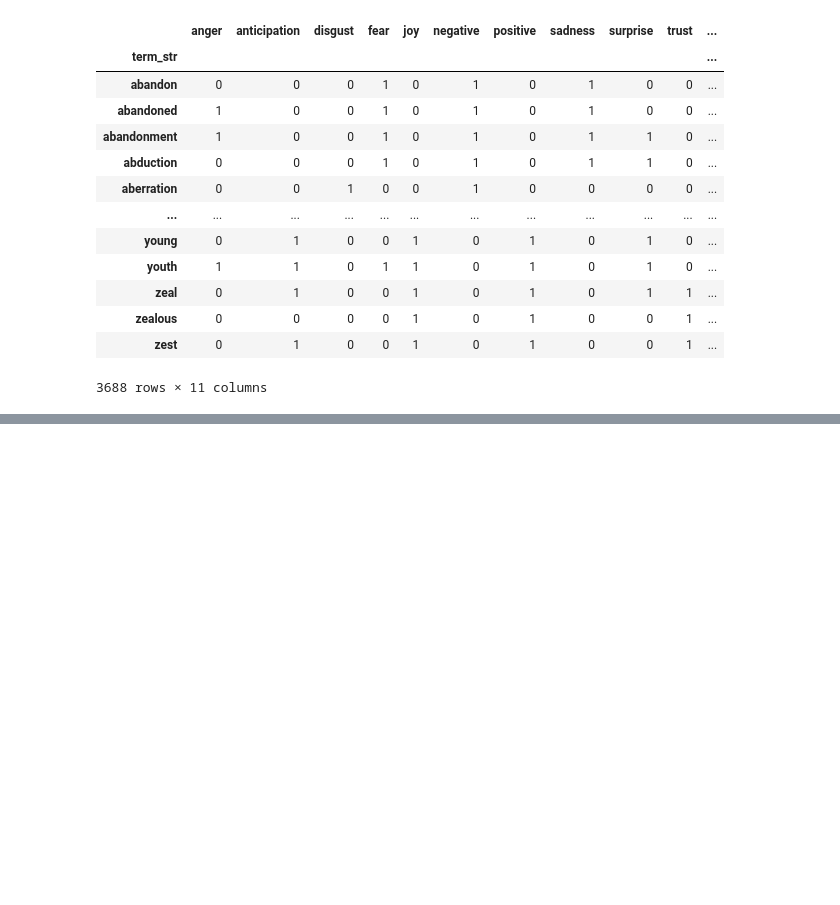
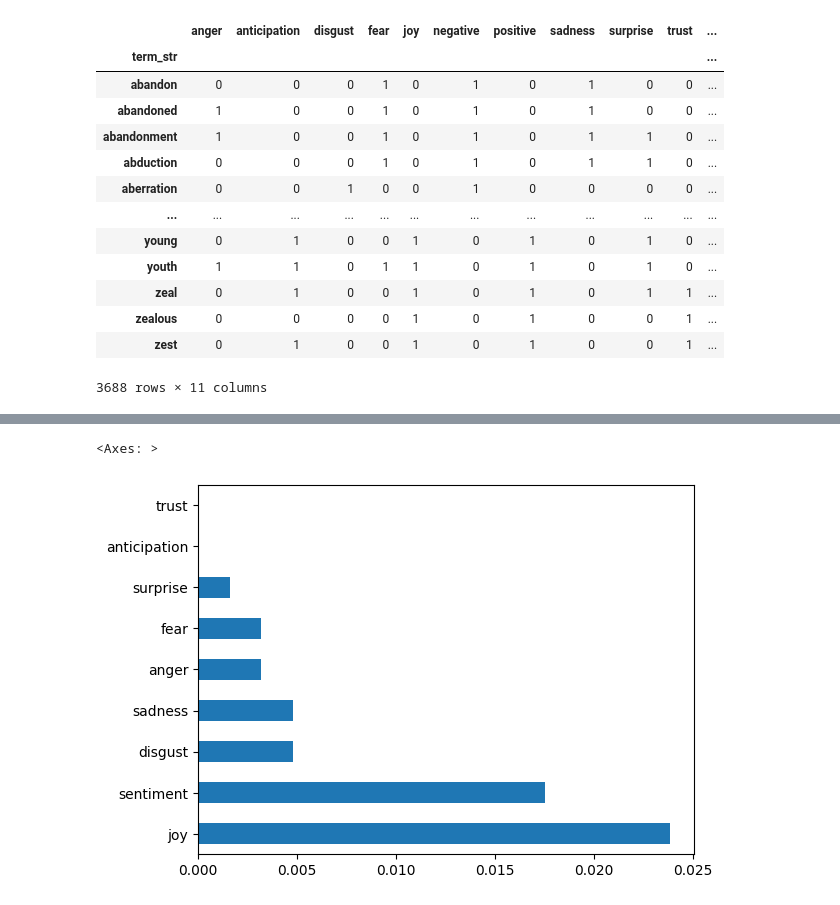
Before and after one commit to GEMcordelli/Personal-Projects, a Jupyter notebook: Artists/ChatBot-gptprelim.ipynb, the cells around one changed output, grey strips where cells are left out. Drawn from its saved outputs; the diff is of its cells as text; code cells hidden in the pictures; blank space fills up the shorter version.

```diff
--- a/Artists/ChatBot-gptprelim.ipynb
+++ b/Artists/ChatBot-gptprelim.ipynb
@@ -256,0 +250,5 @@ TOKENS[['term_str'] + emo_cols].sample(10)
+# %%
+Only_Girl[emo_cols].mean().sort_values(ascending=False).plot.barh()
+# %% [output]
+<Axes: >
+[figure, added]
```
Also changed, not shown: parts of 4 cells of this notebook, 1 other file.
